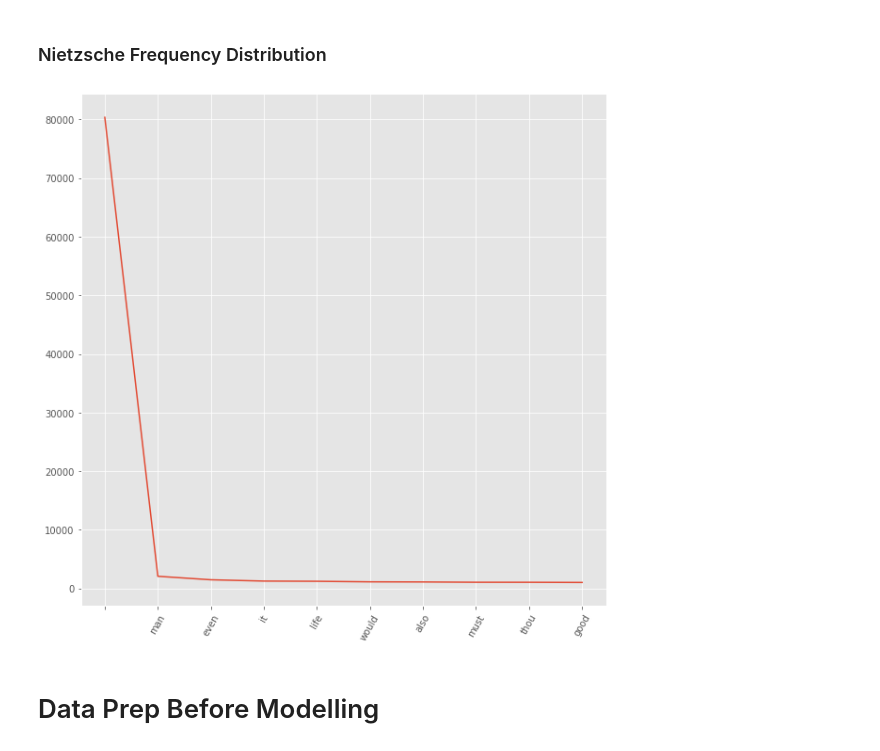
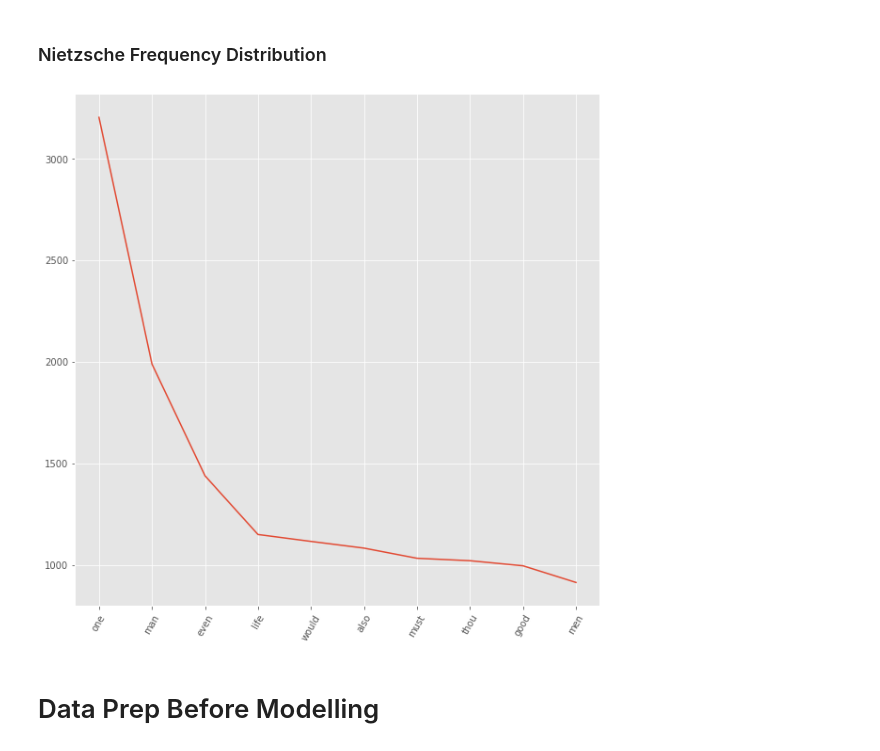
Before and after one commit to badieah/Author-Authentication, a Jupyter notebook: Authorship_Authentication.ipynb, the cells around one changed output. Cells and saved outputs as stored; diff of their text form; code cells hidden in the pictures.

```diff
--- a/Authorship_Authentication.ipynb
+++ b/Authorship_Authentication.ipynb
@@ -1019,17 +1009,17 @@ for i in nietzsche_tokens:
 # %%
-all_fdist = nltk.FreqDist(t).most_common(10)
+all_fdist = nltk.FreqDist(fg).most_common(10)
 
 ## Conversion to Pandas series for plotting
 all_fdist = pd.Series(dict(all_fdist))
 
 ## Setting figure, ax into variables
 fig, ax = plt.subplots(figsize=(10,10))
 
 ## Seaborn plotting using Pandas attributes and x-tick rotation
 all_plot = sns.lineplot(x=all_fdist.index, y=all_fdist.values, ax=ax)
 plt.xticks(rotation=60);
 # %% [output]
-[figure, old version]
+[figure, new version]
 # %% [markdown]
 # Data Prep Before Modelling
 # %% [markdown]
```
Also changed, not shown: parts of 29 cells of this notebook.
